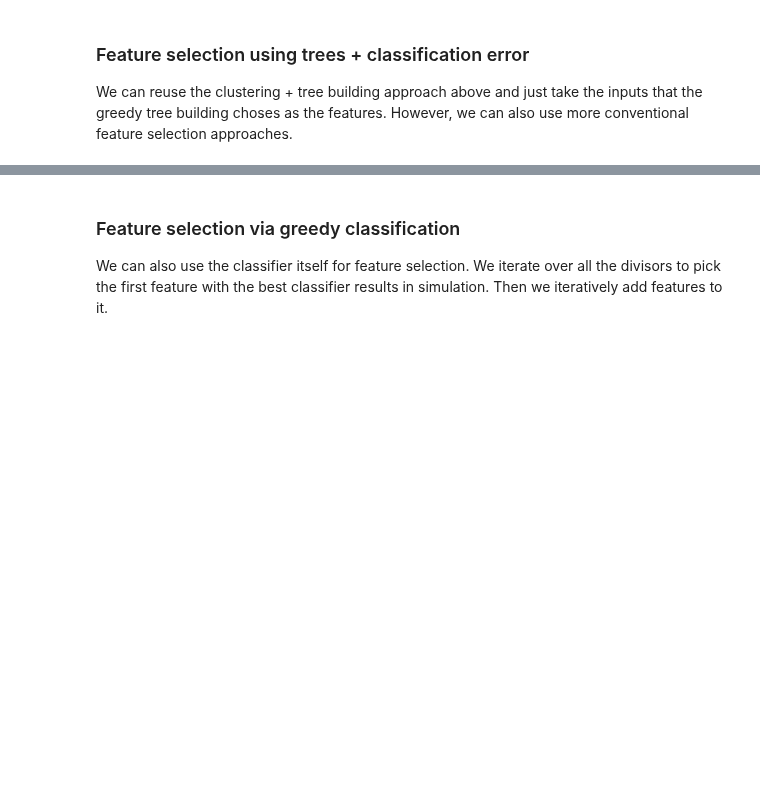
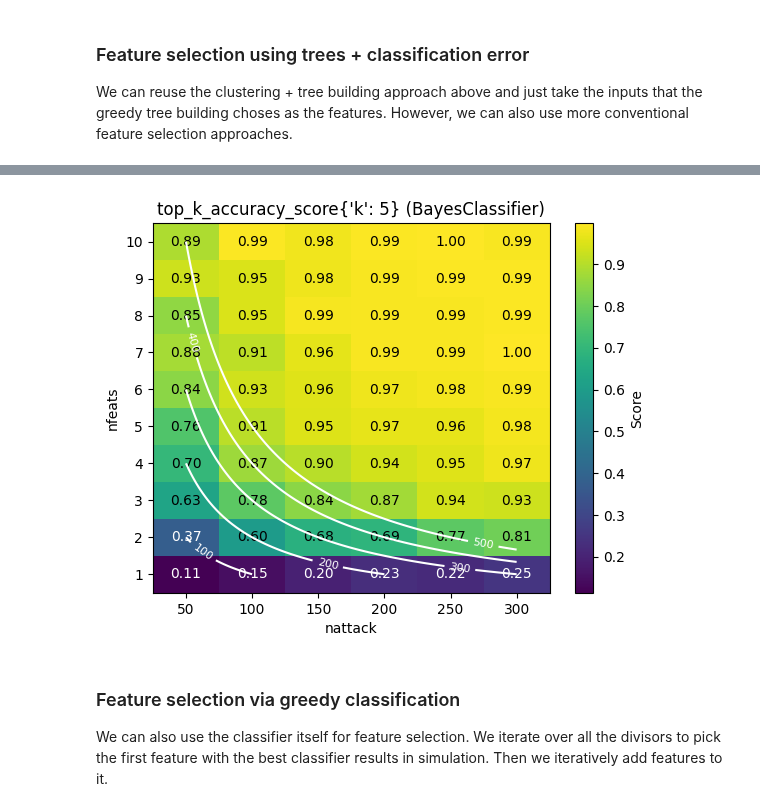
Before and after one commit to crocs-muni/ECTester, a Jupyter notebook: epare/distinguish.ipynb, the cells around one changed output, grey strips where cells are left out. Drawn from its saved outputs; the diff is of its cells as text; code cells hidden in the pictures; blank space fills up the shorter version.

```diff
--- a/epare/distinguish.ipynb
+++ b/epare/distinguish.ipynb
@@ -315,9 +652,13 @@ for node in PreOrderIter(tree.root):
 feats_in_tree = set(feats_in_tree.keys())
 # %%
 simulations = 500
-retries = 200
-nfeats = trange(1, 11, leave=False, desc="nfeats")
-nattack = trange(50, 350, 50, leave=False, desc="nattack")
+retries = 500
+nattack = range(50, 350, 50)
+nfeats = range(1, 11)
 num_workers = 30
 
-selected_random_bayes = find_features_random(feats_in_tree, nfeats, nattack, num_workers, retries, simulations, bayes)
+bayes_classifier = BayesClassifier()
+tree_random_subsets = RandomFeatures(sorted(feats_in_tree), distributions_mults, num_workers,
+                                     simulations, bayes_classifier, top_5_scorer, retries)
+
+bay = feature_search(nfeats, nattack, tree_random_subsets, restarts=True)
@@ -324,3 +679,7 @@ selected_random_bayes = find_features_random(feats_in_tree, nfeats, nattack, num
+# %%
+plot_performance(bayes_classifier, top_5_scorer, 500, bay, distributions_mults)
+# %% [output]
+[figure, added]
 # %% [markdown]
 ### Feature selection via greedy classification
 We can also use the classifier itself for feature selection. We iterate over all the divisors to pick the first feature with the best classifier results in simulation. Then we iteratively add features to it.
```
Also changed, not shown: parts of 23 cells of this notebook.
